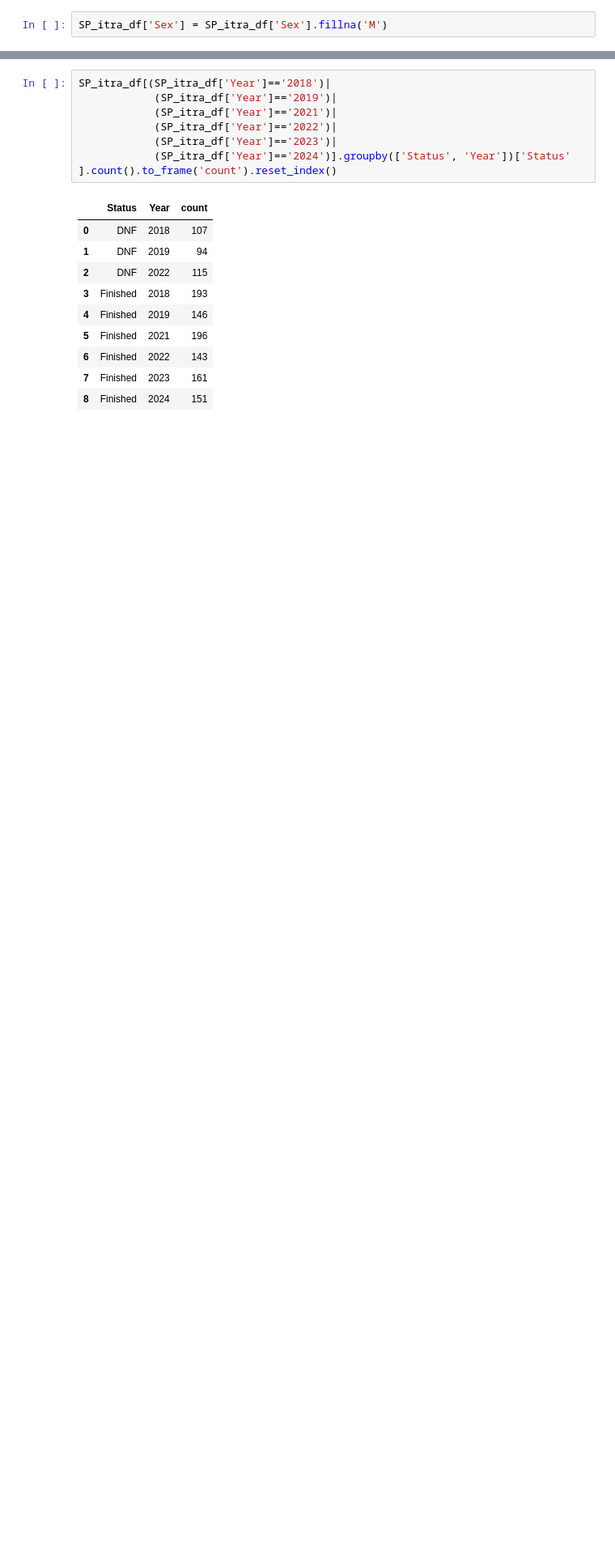
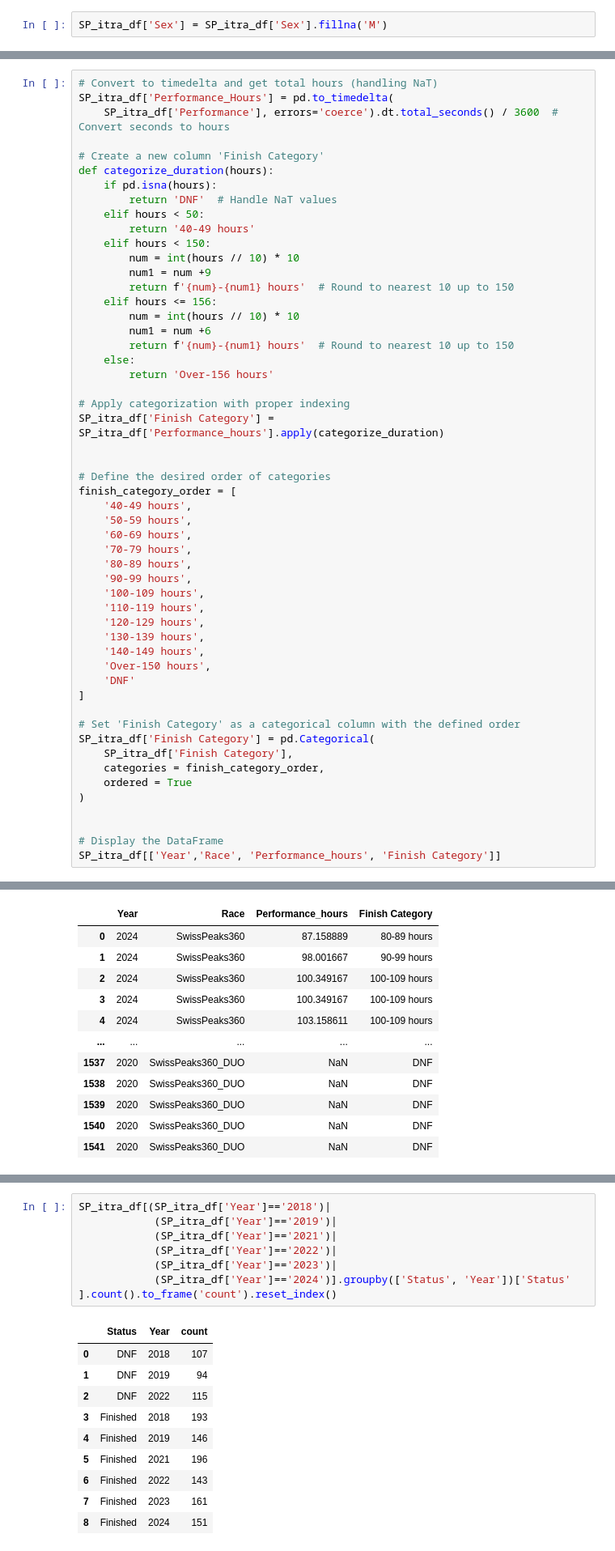
Before and after one commit to kjonina/SwissPeaks, a Jupyter notebook: Stage 1 - Cleaning Swiss Peaks ITRA data.ipynb, the cells around one changed output, grey strips where cells are left out. Shown at 81% size. Saved outputs shown, nothing was run; the diff lists cells and outputs as text; blank space fills up the shorter version.

```diff
--- a/Cleaning Swiss Peaks ITRA data.ipynb
+++ b/Stage 1 - Cleaning Swiss Peaks ITRA data.ipynb
@@ -235,0 +235,54 @@ SP_itra_df['Sex'] = SP_itra_df['Sex'].fillna('M')
+# %%
+# Convert to timedelta and get total hours (handling NaT)
+SP_itra_df['Performance_Hours'] = pd.to_timedelta(
+    SP_itra_df['Performance'], errors='coerce').dt.total_seconds() / 3600  # Convert seconds to hours
+
+# Create a new column 'Finish Category'
+def categorize_duration(hours):
+    if pd.isna(hours):
+        return 'DNF'  # Handle NaT values
+    elif hours < 50:
+        return '40-49 hours'
+    elif hours < 150:
+        num = int(hours // 10) * 10
+        num1 = num +9
+        return f'{num}-{num1} hours'  # Round to nearest 10 up to 150
+    elif hours <= 156:
+        num = int(hours // 10) * 10
+        num1 = num +6
+        return f'{num}-{num1} hours'  # Round to nearest 10 up to 150
+    else:
+        return 'Over-156 hours'
+
+# Apply categorization with proper indexing
+SP_itra_df['Finish Category'] = SP_itra_df['Performance_hours'].apply(categorize_duration)
+
+
+# Define the desired order of categories
+finish_category_order = [
+    '40-49 hours',
+    '50-59 hours',
+    '60-69 hours',
+    '70-79 hours',
+    '80-89 hours',
+    '90-99 hours',
+    '100-109 hours',
+    '110-119 hours',
+    '120-129 hours',
+    '130-139 hours',
+    '140-149 hours',
+    'Over-150 hours',
+    'DNF'
+]
+
+# Set 'Finish Category' as a categorical column with the defined order
+SP_itra_df['Finish Category'] = pd.Categorical(
+    SP_itra_df['Finish Category'],
+    categories = finish_category_order,
+    ordered = True
+)
+
+
+# Display the DataFrame
+SP_itra_df[['Year','Race', 'Performance_hours', 'Finish Category']]
+# %% [output]
@@ -235,0 +304,12 @@ SP_itra_df['Sex'] = SP_itra_df['Sex'].fillna('M')
+|  | Year | Race | Performance_hours | Finish Category |
+| 0 | 2024 | SwissPeaks360 | 87.158889 | 80-89 hours |
+| 1 | 2024 | SwissPeaks360 | 98.001667 | 90-99 hours |
+| 2 | 2024 | SwissPeaks360 | 100.349167 | 100-109 hours |
+| 3 | 2024 | SwissPeaks360 | 100.349167 | 100-109 hours |
+| 4 | 2024 | SwissPeaks360 | 103.158611 | 100-109 hours |
+| ... | ... | ... | ... | ... |
+| 1537 | 2020 | SwissPeaks360_DUO | NaN | DNF |
+| 1538 | 2020 | SwissPeaks360_DUO | NaN | DNF |
+| 1539 | 2020 | SwissPeaks360_DUO | NaN | DNF |
+| 1540 | 2020 | SwissPeaks360_DUO | NaN | DNF |
+| 1541 | 2020 | SwissPeaks360_DUO | NaN | DNF |
```
Also changed, not shown: parts of 5 cells of this notebook, 5 other files.
